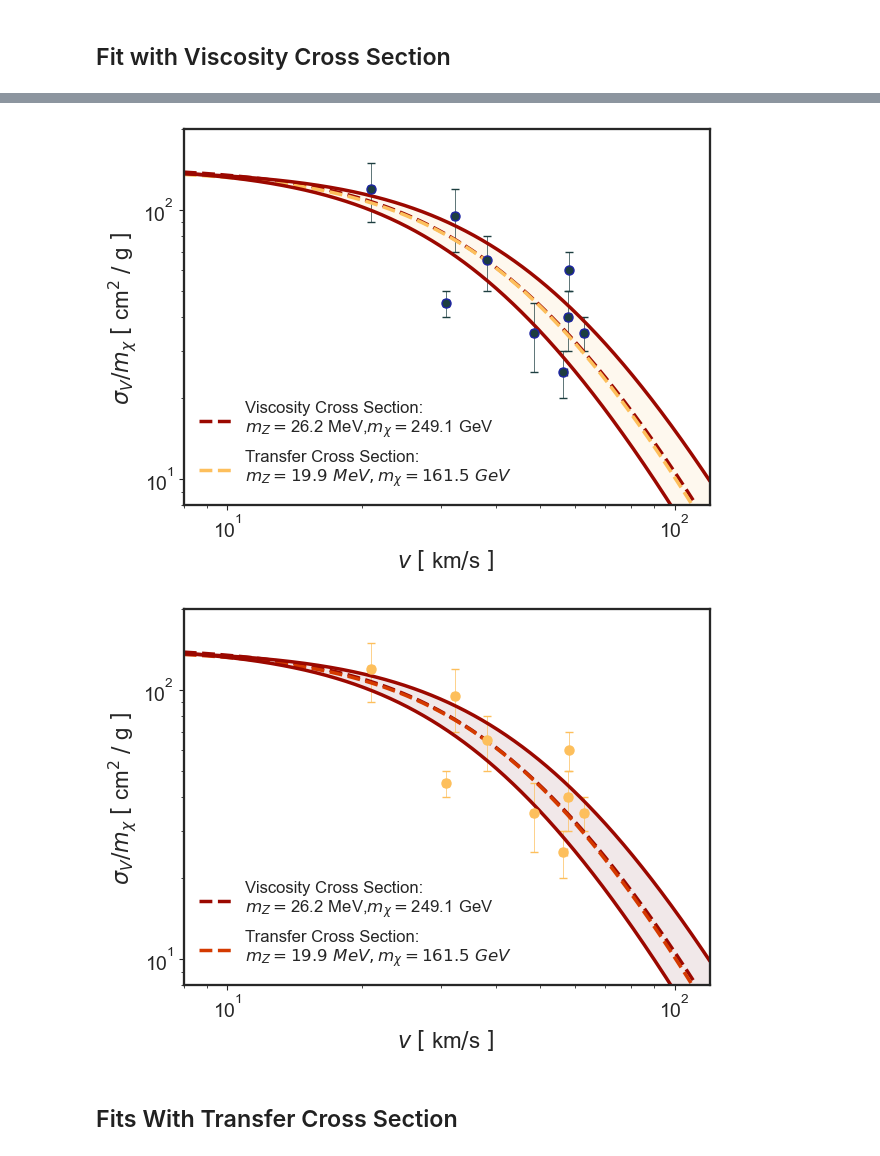
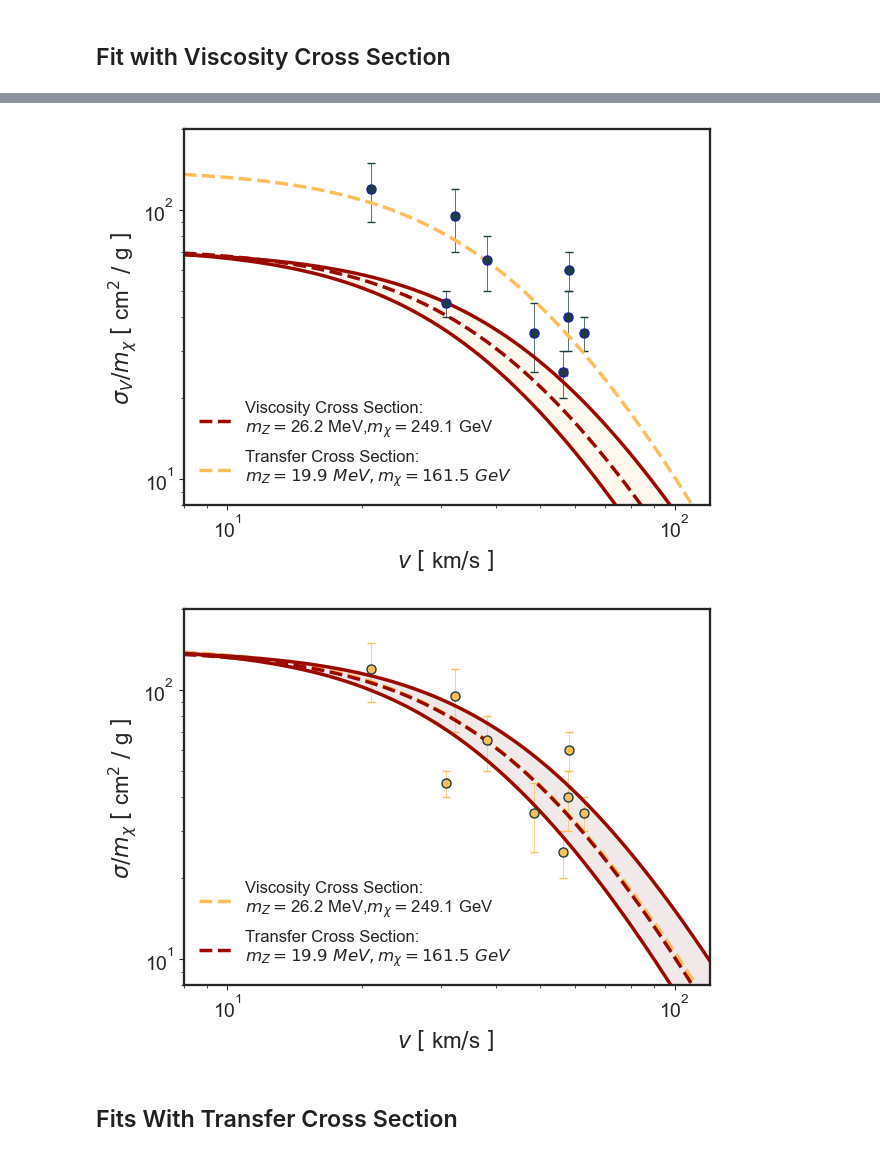
Before and after one commit to nigomezcr/Leptophilic-Atlas-Repo, a Jupyter notebook: CLASSICS-Files/NewFits.ipynb, the cells around one changed output, grey strips where cells are left out. Drawn from its saved outputs; the diff is of its cells as text; code cells hidden in the pictures.

```diff
--- a/CLASSICS-Files/NewFits.ipynb
+++ b/CLASSICS-Files/NewFits.ipynb
@@ -194,13 +194,19 @@ fc = GeVtocm2*GeVtog
 
 Siempre la funcion para el ajuste es sigmav
 # %%
-# Viscocity xsec
+
 
 def sigmav(mchi, mphi, V):
     alphax = 0.01
     w  = 300*(mphi/(10))*(10/(mchi))
+    beta = V/w
     st = (275.73)*(alphax/0.01)**2*(mchi/10.0)*(10.0/(mphi))**(4)
-    sv = 6*st*(w**6/(V**6))*((2+V**2/(w**2))*np.log(1+V**2/(w**2))-2*V**2/w**2)
+
+
+    if beta < 0.01:
+        sv = 3/6*st
+    else:
+        sv = 3*st*(1/beta**6)*( (2+beta**2)*np.log(1+ beta**2)- 2*beta**2 )
     return sv
 
 def sigmat(mchi, mphi, V):
@@ -217,7 +223,7 @@ def omega(mchi, mphi):
 
 # Logarithm of the prior probability. This is saying the probability is not
 # zero only in the range -10 < theta < 10, where theta are the parameters
-def logp(lmchi, lalpha, V):
+def logp(lmchi, lalpha):
     if -10 < lmchi < 10 and -10 < lalpha < 10:
         return 0.0
     return -np.inf
@@ -1094,7 +1036,7 @@ UnboundLocalError: local variable 'minvs' referenced before assignment
 def sigmav(mchi, mphi, alphax, V):
     w  = 300*(mphi/(10))*(10/(mchi))
     st = (275.73)*(alphax/0.01)**2*(mchi/10.0)*(10.0/(mphi))**(4)
-    sv = 6*st*(w**6/(V**6))*((2+V**2/(w**2))*np.log(1+V**2/(w**2))-2*V**2/w**2)
+    sv = 3*st*(w**6/(V**6))*((2+V**2/(w**2))*np.log(1+V**2/(w**2))-2*V**2/w**2)
     return sv
 
 
@@ -1142,34 +1084,34 @@ plt.plot(VX, SDM2, label=r"Transfer Cross Section:" + "\n" + '$m_{{Z}} ={}~MeV,
 plt.plot(VX, SDMU, linewidth=2.5, color = MainColor2)
 plt.plot(VX, SDMD, linewidth=2.5, color = MainColor2)
 plt.fill_between(VX, SDMU, SDMD,color=BackgroundColor3, alpha=0.1, zorder=0)
 
 plt.xscale('log')
 plt.yscale('log')
 
 plt.xlim(8,120)
 plt.ylim(8,200)
 
 
 plt.ylabel(r'$\sigma_V/m_{\chi}$ $[$ cm$^{2}$ $/$ g $]$ ')
 plt.xlabel(r'$v$ $[$ km$/$s $]$ ')
 plt.legend(loc=3, frameon=False)
 
 
 sns.set_style('ticks') # darkgrid, white grid, dark, white and ticks
 plt.rc('axes', titlesize=18)     # fontsize of the axes title
 plt.rc('axes', labelsize=16)     # fontsize of the x and y labels
 plt.rc('axes', linewidth=1.65 )   # width of the frame
 plt.rc('xtick', labelsize=14)    # fontsize of the tick labels
 plt.rc('ytick', labelsize=14)    # fontsize of the tick labels
 plt.rc('legend', fontsize=12)    # legend fontsize
 plt.rc('font', size=12)          # controls default text sizes
 
 
 plt.tight_layout()
 plt.savefig('../Plots/xsec_rcplot.pdf', dpi=300, bbox_inches='tight')
 plt.show()
 # %% [output]
-[figure, old version]
+[figure, new version]
 # %%
 def sigmav(mchi, mphi, alphax, V):
     w  = 300*(mphi/(10))*(10/(mchi))
@@ -1213,12 +1155,12 @@ SU1  = np.loadtxt(filname1, usecols = 6)
 ES1  = S1-SD1
 
 plt.errorbar(V1, S1, yerr = ES1, xerr = EV1, capsize=3, capthick=1.0, color=BackgroundColor3,\
-                    fmt="o",markersize=6.5,linewidth=0.5,mec=BackgroundColor3 )
+                    fmt="o",markersize=6.5,linewidth=0.5,mec=BackgroundColor1 )
 
 
 
-plt.plot(VX, SDM, label=r"Viscosity Cross Section:"+ "\n" +"$m_{{Z}} = $" + str(round(high[1], 2)) + "$~$MeV," + r"$m_{{\chi}} =$" + str(round(high[0], 2)) + "$~$GeV", ls='--', linewidth=2.5, color = MainColor2)
-plt.plot(VX, SDM2, label=r"Transfer Cross Section:" + "\n" + '$m_{{Z}} ={}~MeV, m_{{\chi}}={}~GeV $'.format(round(medt[1], 2), round(medt[0], 2)), ls='--', linewidth=2.5, color = MainColor3)
+plt.plot(VX, SDM, label=r"Viscosity Cross Section:"+ "\n" +"$m_{{Z}} = $" + str(round(high[1], 2)) + "$~$MeV," + r"$m_{{\chi}} =$" + str(round(high[0], 2)) + "$~$GeV", ls='--', linewidth=2.5, color = BackgroundColor3)
+plt.plot(VX, SDM2, label=r"Transfer Cross Section:" + "\n" + '$m_{{Z}} ={}~MeV, m_{{\chi}}={}~GeV $'.format(round(medt[1], 2), round(medt[0], 2)), ls='--', linewidth=2.5, color = MainColor2)
 plt.plot(VX, SDMU, linewidth=2.5, color = MainColor2)
 plt.plot(VX, SDMD, linewidth=2.5, color = MainColor2)
 plt.fill_between(VX, SDMU, SDMD,color=BackgroundColor2, alpha=0.1, zorder=0)
@@ -1230,7 +1172,7 @@ plt.xlim(8,120)
 plt.ylim(8,200)
 
 
-plt.ylabel(r'$\sigma_V/m_{\chi}$ $[$ cm$^{2}$ $/$ g $]$ ')
+plt.ylabel(r'$\sigma/m_{\chi}$ $[$ cm$^{2}$ $/$ g $]$ ')
 plt.xlabel(r'$v$ $[$ km$/$s $]$ ')
 plt.legend(loc=3, frameon=False)
 
@@ -1249,7 +1191,7 @@ plt.tight_layout()
 #plt.savefig('../Plots/xsec_rcplot.pdf', dpi=300, bbox_inches='tight')
 plt.show()
 # %% [output]
-[figure, old version]
+[figure, new version]
 # %% [markdown]
 ## Fits With Transfer Cross Section
 # %%
```
Also changed, not shown: parts of 4 cells of this notebook, 7 other files.
